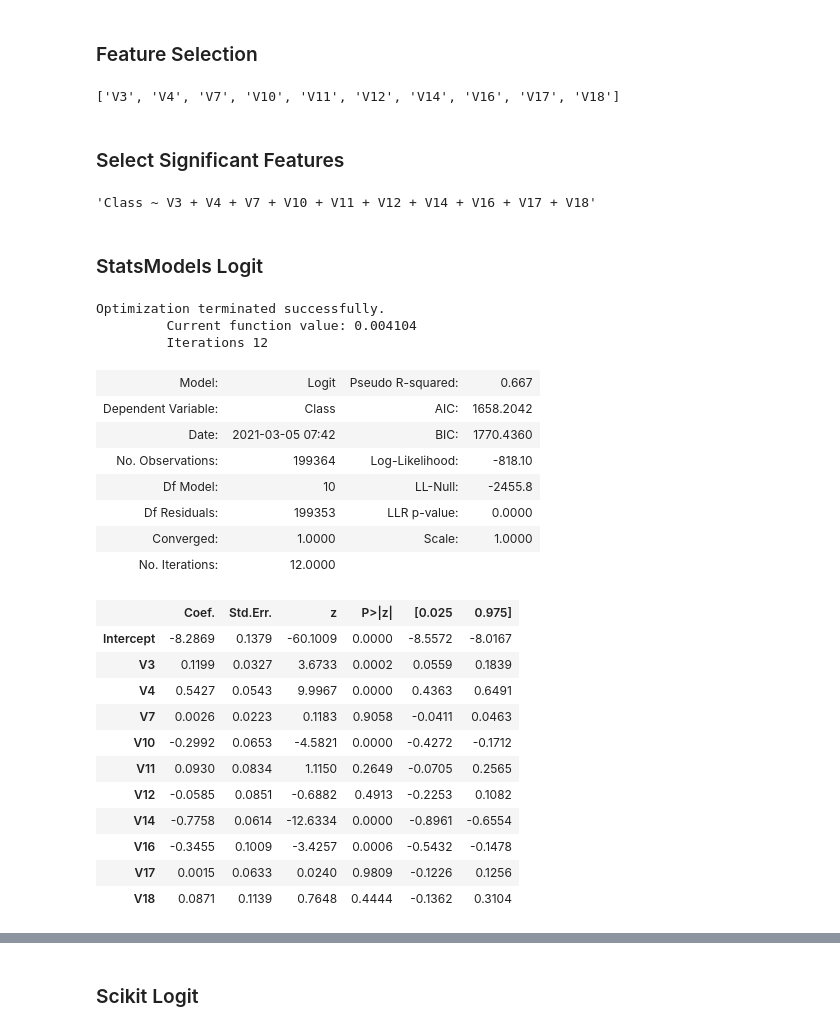
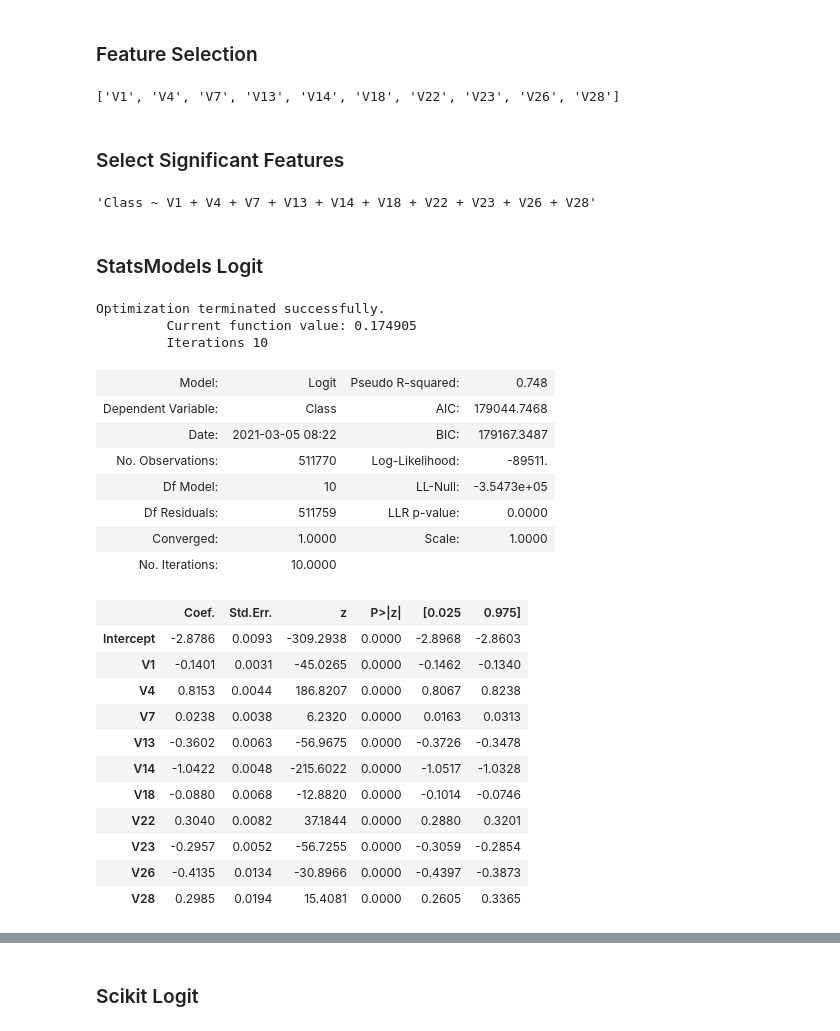
Before and after one commit to jbonfardeci/fraud-rare-event-model, a Jupyter notebook: Fraud-Detection-Rare-Events.ipynb, the cells around one changed output, grey strips where cells are left out. Drawn from its saved outputs; the diff is of its cells as text; code cells hidden in the pictures.

```diff
--- a/Fraud-Detection-Rare-Events.ipynb
+++ b/Fraud-Detection-Rare-Events.ipynb
@@ -229,7 +229,7 @@ features = df.drop(['Time', 'Class'], 1)
 target = df['Class']
 column_names = features.columns
 
-x_train, x_val, y_train, y_val = train_test_split(features.values, target.values, test_size=0.3, random_state=123)
+x_train, x_val, y_train, y_val = train_test_split(features.values, target.values, test_size=0.1, random_state=123)
 
 # Oversample minority class
 ros = RandomOverSampler(sampling_strategy='minority', random_state=123)
@@ -246,0 +245,4 @@ df_val[TARGET] = y_val
+# %%
+df_over = pd.DataFrame(columns=column_names, data=X_over)
+df_over[TARGET] = y_over
+df_over[TARGET].describe()
@@ -250,10 +257,10 @@ df_val[TARGET] = y_val
 ### Feature Selection
 # %%
 # ElasticNet feature selection for significant predictors
-sig_features = get_elasticnet(x_train, y_train, column_names)
+sig_features = get_elasticnet(X_over, y_over, column_names)
 sig_features
 # %% [output]
-['V3', 'V4', 'V7', 'V10', 'V11', 'V12', 'V14', 'V16', 'V17', 'V18']
+['V1', 'V4', 'V7', 'V13', 'V14', 'V18', 'V22', 'V23', 'V26', 'V28']
 # %% [markdown]
 ### Select Significant Features
 # %%
@@ -264,36 +274,36 @@ sig_features
 formula = TARGET + " ~ " + " + ".join(sig_features)
 formula
 # %% [output]
-'Class ~ V3 + V4 + V7 + V10 + V11 + V12 + V14 + V16 + V17 + V18'
+'Class ~ V1 + V4 + V7 + V13 + V14 + V18 + V22 + V23 + V26 + V28'
 # %% [markdown]
 ### StatsModels Logit
 # %%
-sm_logit = smf.logit(formula=formula, data=df_train).fit()
+sm_logit = smf.logit(formula=formula, data=df_over).fit()
 sm_logit.summary2()
 # %% [output]
 Optimization terminated successfully.
-         Current function value: 0.004104
-         Iterations 12
+         Current function value: 0.174905
+         Iterations 10
-| Model: | Logit | Pseudo R-squared: | 0.667 |
-| Dependent Variable: | Class | AIC: | 1658.2042 |
-| Date: | 2021-03-05 07:42 | BIC: | 1770.4360 |
-| No. Observations: | 199364 | Log-Likelihood: | -818.10 |
-| Df Model: | 10 | LL-Null: | -2455.8 |
-| Df Residuals: | 199353 | LLR p-value: | 0.0000 |
+| Model: | Logit | Pseudo R-squared: | 0.748 |
+| Dependent Variable: | Class | AIC: | 179044.7468 |
+| Date: | 2021-03-05 08:22 | BIC: | 179167.3487 |
+| No. Observations: | 511770 | Log-Likelihood: | -89511. |
+| Df Model: | 10 | LL-Null: | -3.5473e+05 |
+| Df Residuals: | 511759 | LLR p-value: | 0.0000 |
 | Converged: | 1.0000 | Scale: | 1.0000 |
-| No. Iterations: | 12.0000 |  |  |
+| No. Iterations: | 10.0000 |  |  |
 |  | Coef. | Std.Err. | z | P>|z| | [0.025 | 0.975] |
-| Intercept | -8.2869 | 0.1379 | -60.1009 | 0.0000 | -8.5572 | -8.0167 |
-| V3 | 0.1199 | 0.0327 | 3.6733 | 0.0002 | 0.0559 | 0.1839 |
-| V4 | 0.5427 | 0.0543 | 9.9967 | 0.0000 | 0.4363 | 0.6491 |
-| V7 | 0.0026 | 0.0223 | 0.1183 | 0.9058 | -0.0411 | 0.0463 |
-| V10 | -0.2992 | 0.0653 | -4.5821 | 0.0000 | -0.4272 | -0.1712 |
-| V11 | 0.0930 | 0.0834 | 1.1150 | 0.2649 | -0.0705 | 0.2565 |
-| V12 | -0.0585 | 0.0851 | -0.6882 | 0.4913 | -0.2253 | 0.1082 |
-| V14 | -0.7758 | 0.0614 | -12.6334 | 0.0000 | -0.8961 | -0.6554 |
-| V16 | -0.3455 | 0.1009 | -3.4257 | 0.0006 | -0.5432 | -0.1478 |
-| V17 | 0.0015 | 0.0633 | 0.0240 | 0.9809 | -0.1226 | 0.1256 |
-| V18 | 0.0871 | 0.1139 | 0.7648 | 0.4444 | -0.1362 | 0.3104 |
+| Intercept | -2.8786 | 0.0093 | -309.2938 | 0.0000 | -2.8968 | -2.8603 |
+| V1 | -0.1401 | 0.0031 | -45.0265 | 0.0000 | -0.1462 | -0.1340 |
+| V4 | 0.8153 | 0.0044 | 186.8207 | 0.0000 | 0.8067 | 0.8238 |
+| V7 | 0.0238 | 0.0038 | 6.2320 | 0.0000 | 0.0163 | 0.0313 |
+| V13 | -0.3602 | 0.0063 | -56.9675 | 0.0000 | -0.3726 | -0.3478 |
+| V14 | -1.0422 | 0.0048 | -215.6022 | 0.0000 | -1.0517 | -1.0328 |
+| V18 | -0.0880 | 0.0068 | -12.8820 | 0.0000 | -0.1014 | -0.0746 |
+| V22 | 0.3040 | 0.0082 | 37.1844 | 0.0000 | 0.2880 | 0.3201 |
+| V23 | -0.2957 | 0.0052 | -56.7255 | 0.0000 | -0.3059 | -0.2854 |
+| V26 | -0.4135 | 0.0134 | -30.8966 | 0.0000 | -0.4397 | -0.3873 |
+| V28 | 0.2985 | 0.0194 | 15.4081 | 0.0000 | 0.2605 | 0.3365 |
 # %%
 df_val['prob'] = sm_logit.predict(df_val)
 yhat, stats = get_predict_frame(y_val, df_val.prob, 'SM Logit')
```
Also changed, not shown: parts of 10 cells of this notebook.
